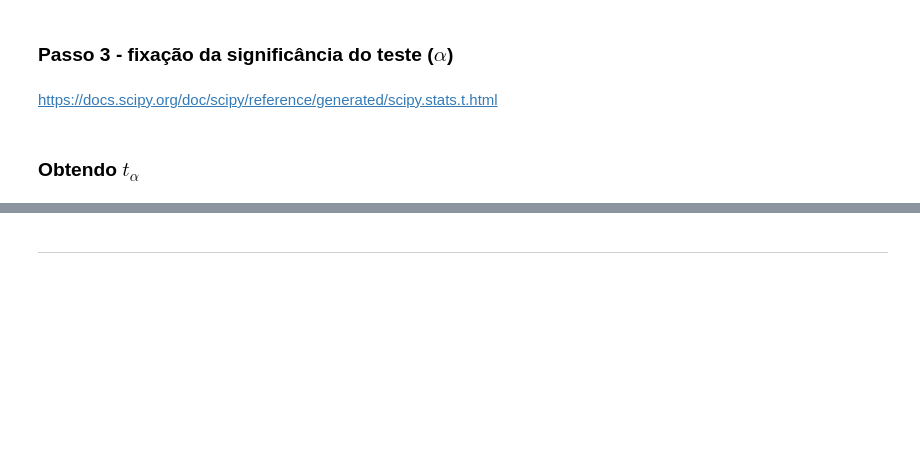
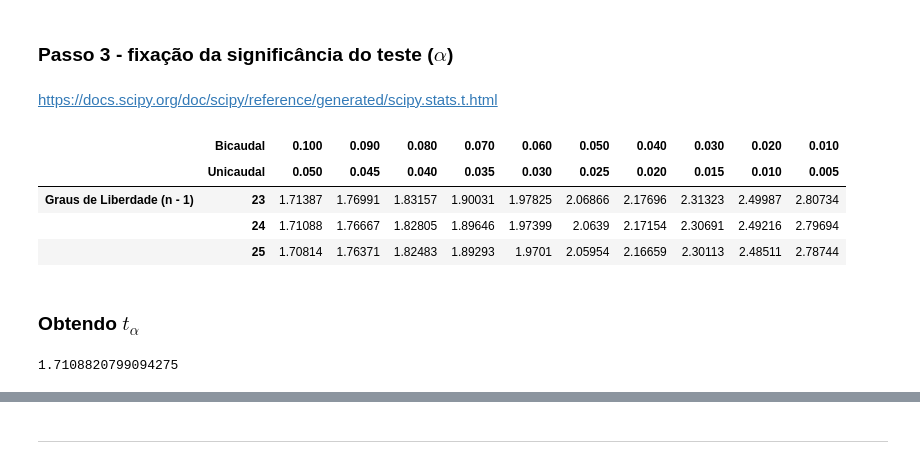
Before and after one commit to joutav/Estatistica-3, a Jupyter notebook: Curso_de_Estatística_Parte_3.ipynb, the cells around one changed output, grey strips where cells are left out. Saved outputs shown, nothing was run; the diff lists cells and outputs as text; code cells hidden in the pictures; blank space fills up the shorter version.

```diff
--- a/Curso_de_Estatística_Parte_3.ipynb
+++ b/Curso_de_Estatística_Parte_3.ipynb
@@ -478,5 +554,18 @@ https://docs.scipy.org/doc/scipy/reference/generated/scipy.stats.t.html
+# %%
+tabela_t_student[22:25]
+# %% [output]
+|  | Bicaudal | 0.100 | 0.090 | 0.080 | 0.070 | 0.060 | 0.050 | 0.040 | 0.030 | 0.020 | 0.010 |
+|  | Unicaudal | 0.050 | 0.045 | 0.040 | 0.035 | 0.030 | 0.025 | 0.020 | 0.015 | 0.010 | 0.005 |
+| Graus de Liberdade (n - 1) | 23 | 1.71387 | 1.76991 | 1.83157 | 1.90031 | 1.97825 | 2.06866 | 2.17696 | 2.31323 | 2.49987 | 2.80734 |
+|  | 24 | 1.71088 | 1.76667 | 1.82805 | 1.89646 | 1.97399 | 2.0639 | 2.17154 | 2.30691 | 2.49216 | 2.79694 |
+|  | 25 | 1.70814 | 1.76371 | 1.82483 | 1.89293 | 1.9701 | 2.05954 | 2.16659 | 2.30113 | 2.48511 | 2.78744 |
 # %% [markdown]
 ### Obtendo $t_{\alpha}$
+# %%
+t_alpha = t_student.ppf(confianca, graus_de_liberdade)
+t_alpha
+# %% [output]
+1.7108820799094275
 # %% [markdown]
 ![Região de Aceitação](https://caelum-online-public.s3.amazonaws.com/1229-estatistica-parte3/01/img009.png)
 # %% [markdown]
```
Also changed, not shown: parts of 106 cells of this notebook, 1 other file.
